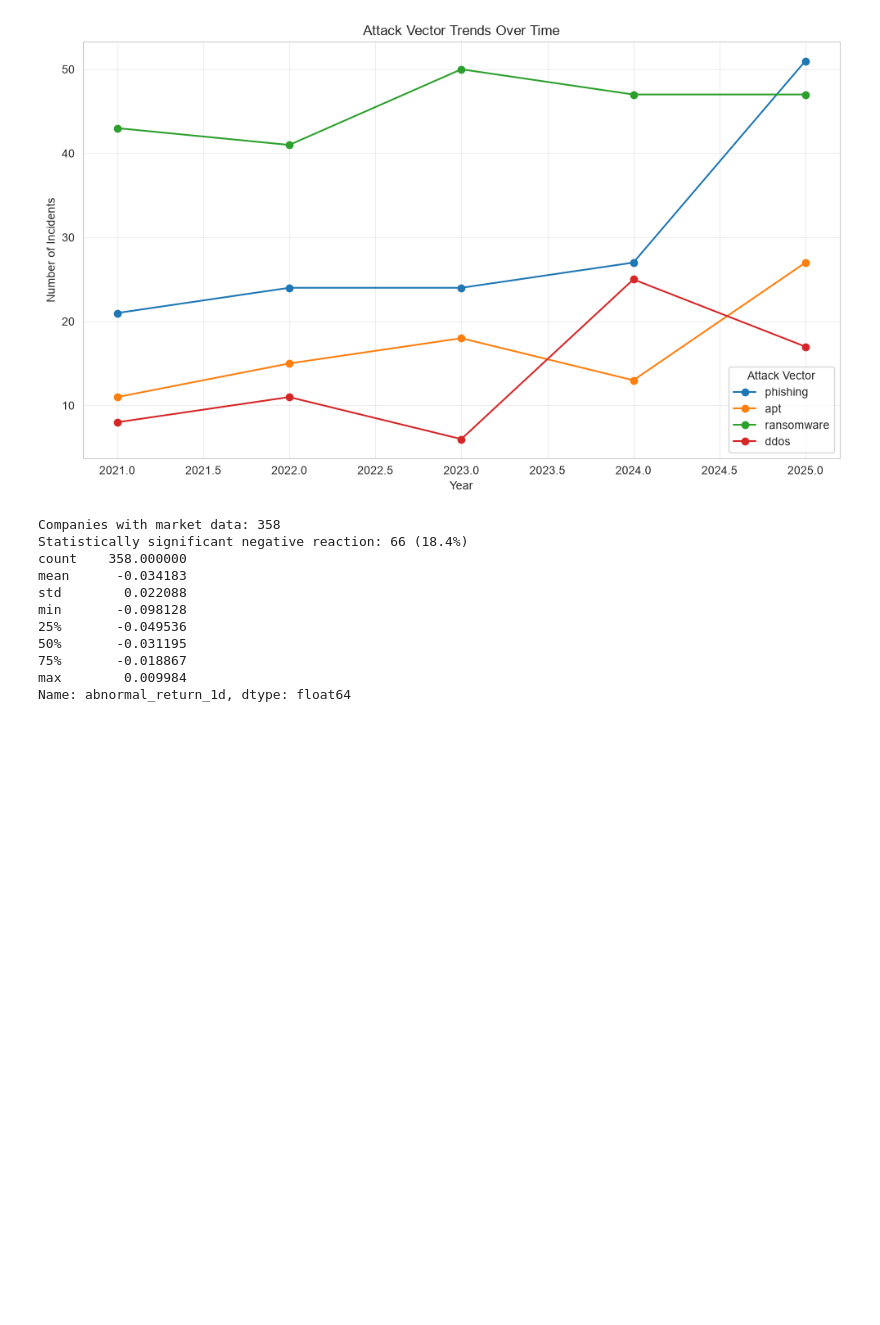
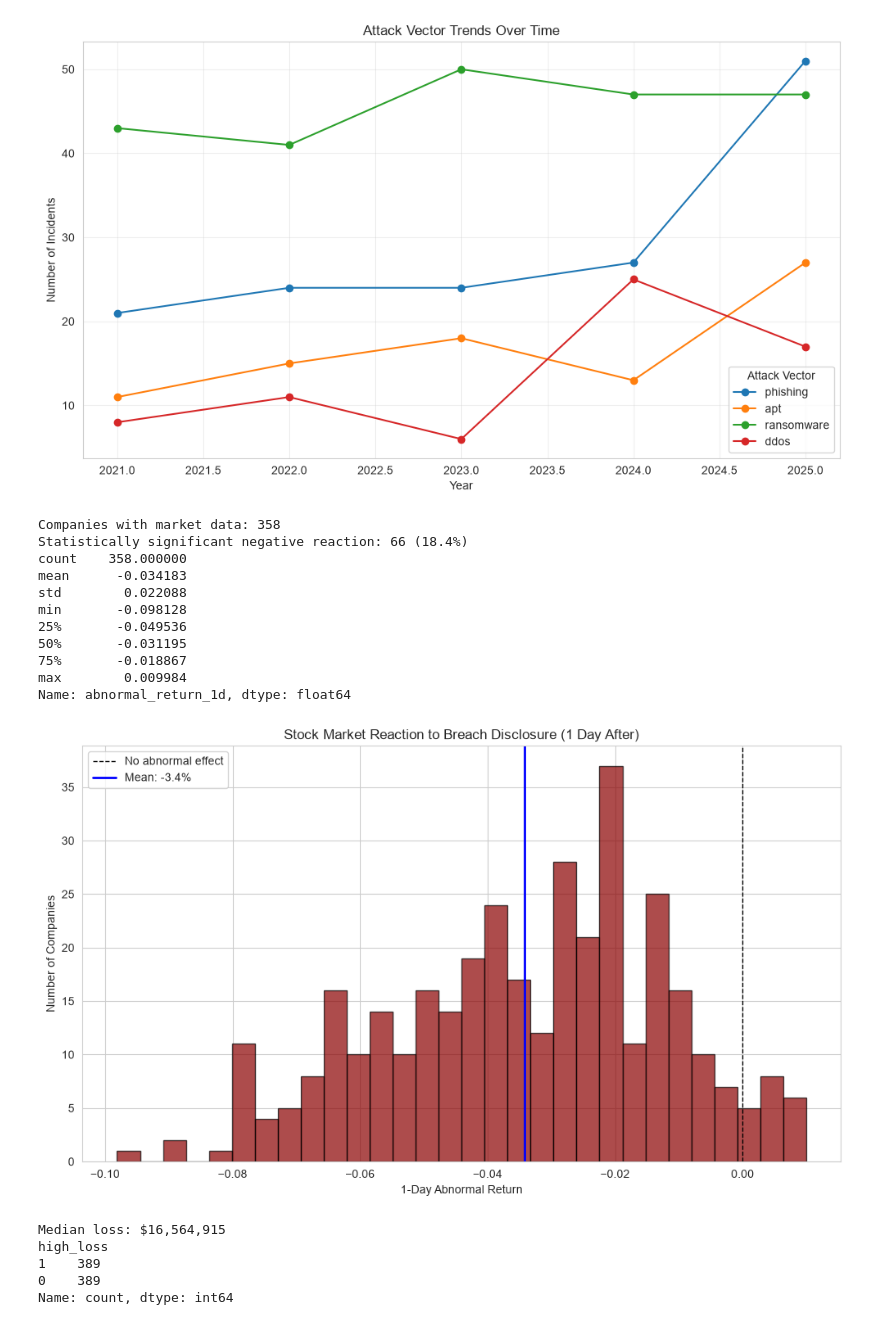
Before and after one commit to womanvitha/cyber-breach-impact-analysis, a Jupyter notebook: notebooks/01_exploration.ipynb, the cells around one changed output. Saved outputs shown, nothing was run; the diff lists cells and outputs as text; code cells hidden in the pictures; blank space fills up the shorter version.

```diff
--- a/notebooks/01_exploration.ipynb
+++ b/notebooks/01_exploration.ipynb
@@ -365,3 +365,36 @@ min       -0.098128
 75%       -0.018867
 max        0.009984
 Name: abnormal_return_1d, dtype: float64
+# %%
+fig, ax = plt.subplots(figsize=(10, 6))
+ax.hist(market_df['abnormal_return_1d'], bins=30, color='darkred', alpha=0.7, edgecolor='black')
+ax.axvline(0, color='black', linestyle='--', linewidth=1, label='No abnormal effect')
+ax.axvline(market_df['abnormal_return_1d'].mean(), color='blue', linestyle='-', linewidth=2, label=f"Mean: {market_df['abnormal_return_1d'].mean():.1%}")
+ax.set_xlabel('1-Day Abnormal Return')
+ax.set_ylabel('Number of Companies')
+ax.set_title('Stock Market Reaction to Breach Disclosure (1 Day After)')
+ax.legend()
+plt.tight_layout()
+plt.savefig('../visuals/market_reaction_distribution.png', dpi=150)
+plt.show()
+# %% [output]
+[figure, added]
+# %%
+from sklearn.model_selection import train_test_split
+from sklearn.ensemble import RandomForestClassifier
+from sklearn.preprocessing import LabelEncoder
+from sklearn.metrics import classification_report, confusion_matrix
+
+# Define target: is this incident above median total loss?
+model_df = df.dropna(subset=['total_loss_usd']).copy()
+median_loss = model_df['total_loss_usd'].median()
+model_df['high_loss'] = (model_df['total_loss_usd'] > median_loss).astype(int)
+
+print(f"Median loss: ${median_loss:,.0f}")
+print(model_df['high_loss'].value_counts())
+# %% [output]
+Median loss: $16,564,915
+high_loss
+1    389
+0    389
+Name: count, dtype: int64
```
Also changed, not shown: parts of 5 cells of this notebook, 1 other file.
